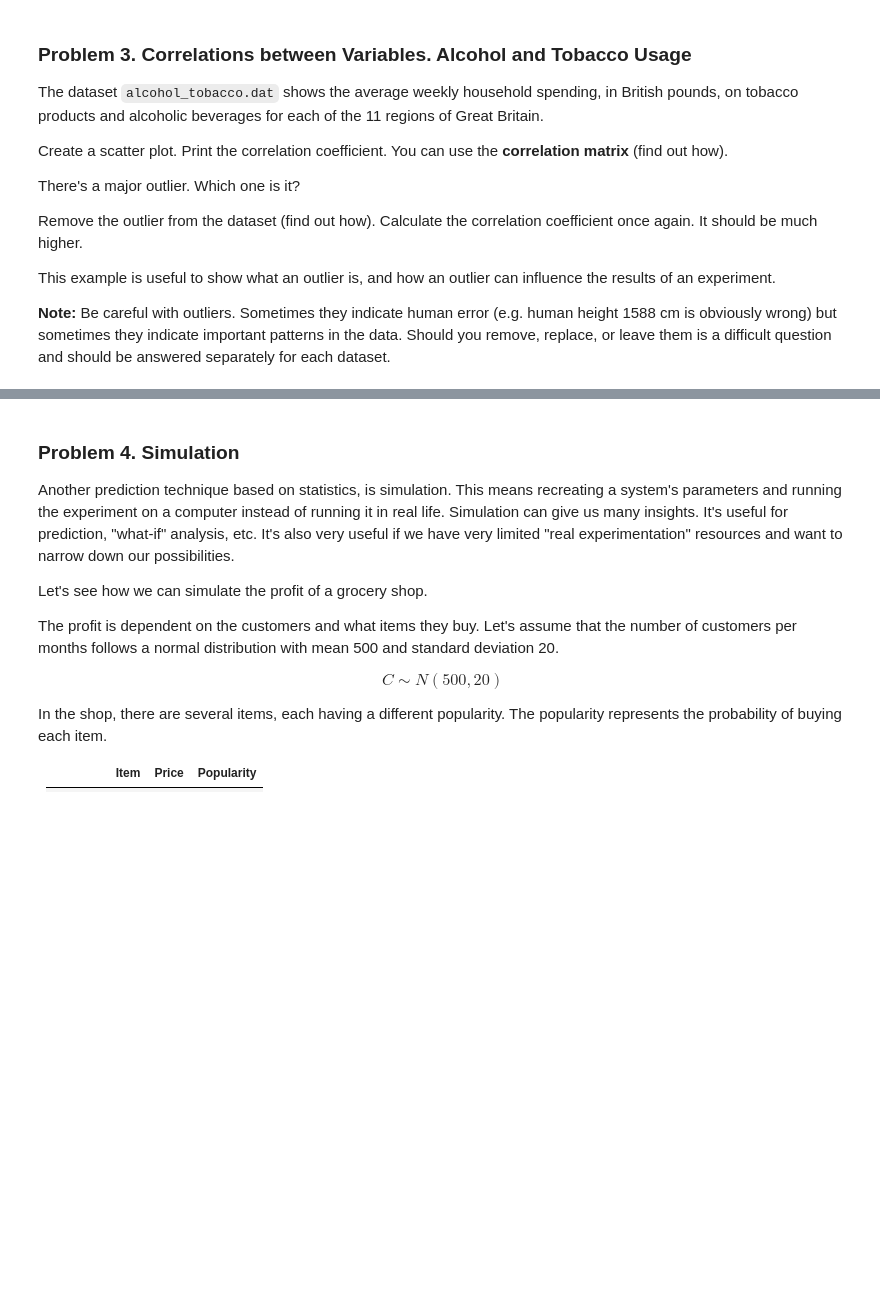
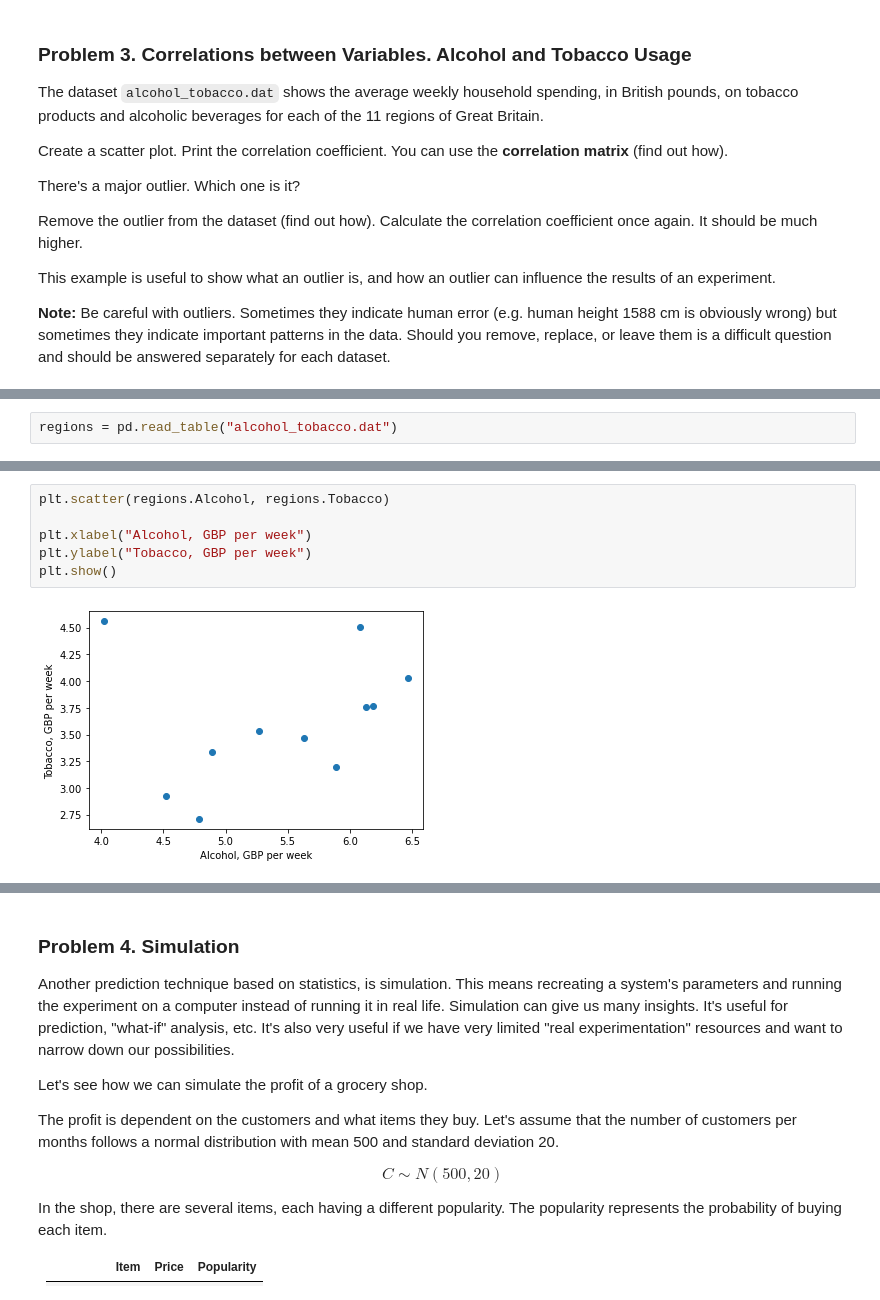
Before and after one commit to GalkaKG/Math-Concepts-for-Developers, a Jupyter notebook: 12. Exercise Statistics/Statistics Exercise.ipynb, the cells around one changed output, grey strips where cells are left out. Cells and saved outputs as stored; diff of their text form; blank space fills up the shorter version.

```diff
--- a/12. Exercise Statistics/Statistics Exercise.ipynb
+++ b/12. Exercise Statistics/Statistics Exercise.ipynb
@@ -275,0 +274,2 @@ This example is useful to show what an outlier is, and how an outlier can influe
+# %%
+regions = pd.read_table("alcohol_tobacco.dat")
@@ -275,0 +297,8 @@ This example is useful to show what an outlier is, and how an outlier can influe
+# %%
+plt.scatter(regions.Alcohol, regions.Tobacco)
+
+plt.xlabel("Alcohol, GBP per week")
+plt.ylabel("Tobacco, GBP per week")
+plt.show()
+# %% [output]
+[figure, added]
```
Also changed, not shown: parts of 9 cells of this notebook.
